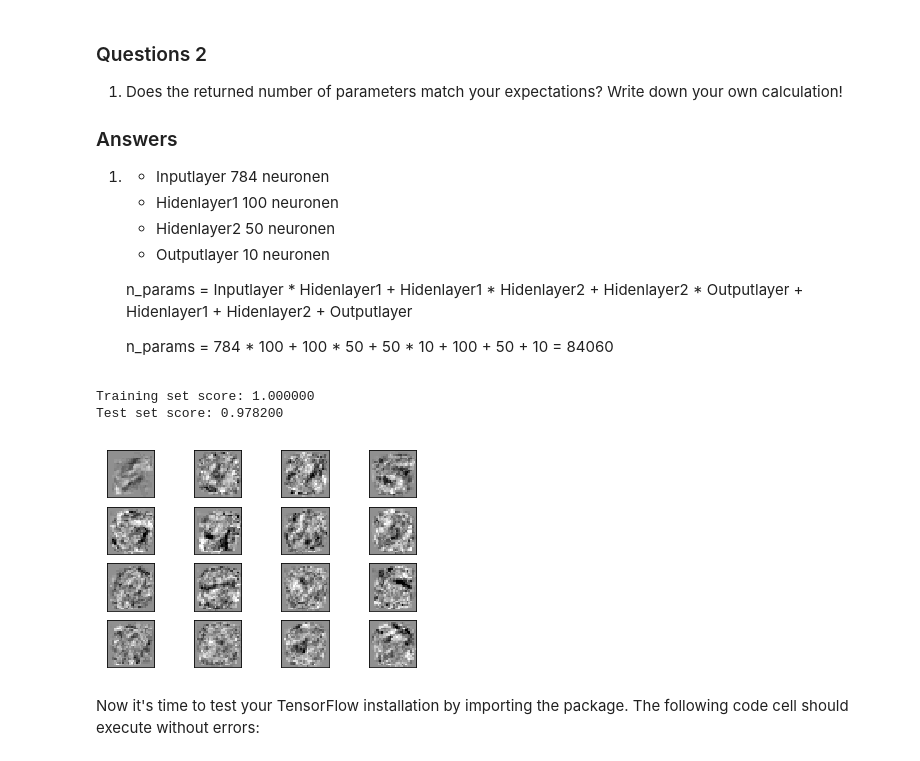
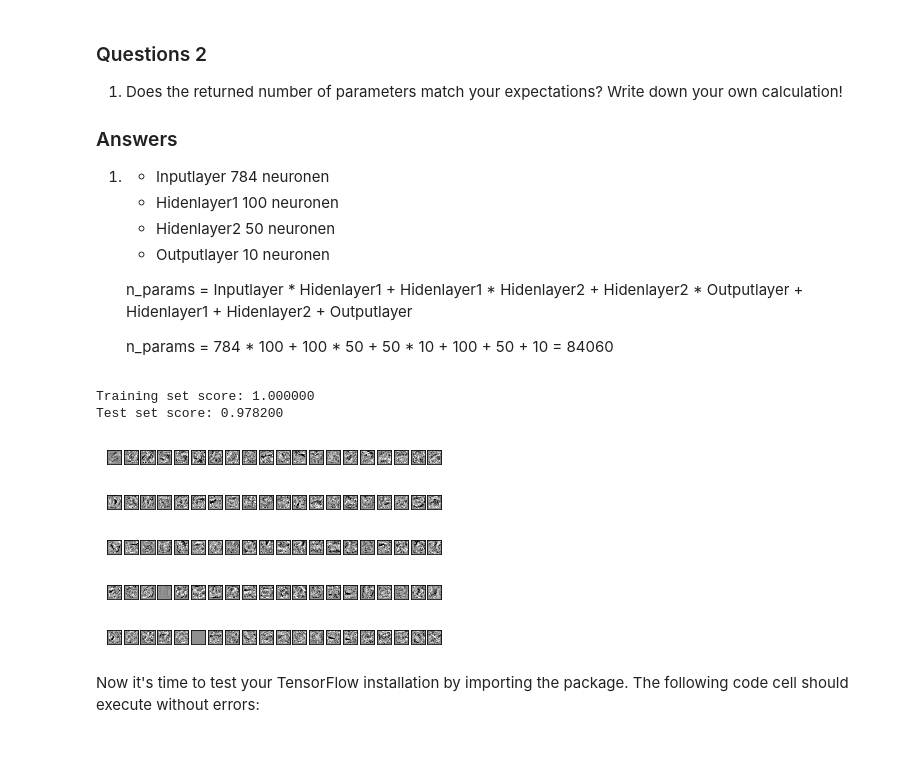
Before and after one commit to flowlow969/ML_fuer_dummies, a Jupyter notebook: mlp_MNIST.ipynb, the cells around one changed output. Cells and saved outputs as stored; diff of their text form; code cells hidden in the pictures.

Commit message:
subplot angepast

```diff
--- a/mlp_MNIST.ipynb
+++ b/mlp_MNIST.ipynb
@@ -125,10 +125,10 @@ clf = MLPClassifier(hidden_layer_sizes=(100, 50),random_state=42, batch_size=min
 
 ## try printing out the sizes of the hidden layers, the number of layers and the number of output neurons/units
 ## train the MLP with the train set, time its execution
-clf = clf.fit(X_train, y_train)
+clf_trained = clf.fit(X_train, y_train)
 ## try again printing out the sizes of the hidden layers, the number of layers and the number of output neurons/units
-print("Number of Layers: " + str(clf.n_layers_) + ", Number of Hidenlayers: " + str(clf.n_layers_-2) + ", Number of output neurons: " + str(clf.n_outputs_))
-clf.predict_proba(X_test[:1])
+print("Number of Layers: " + str(clf_trained.n_layers_) + ", Number of Hidenlayers: " + str(clf_trained.n_layers_-2) + ", Number of output neurons: " + str(clf_trained.n_outputs_))
+clf_trained.predict_proba(X_test[:1])
 # %% [output]
 Number of Layers: 4, Number of Hidenlayers: 2, Number of output neurons: 10
 array([[8.59856198e-14, 1.77106890e-15, 2.83380745e-13, 1.77307736e-16,
@@ -190,20 +190,21 @@ with warnings.catch_warnings():
 
 print("Training set score: %f" % clf.score(X_train, y_train))
 print("Test set score: %f" % clf.score(X_test, y_test))
-
-fig, axes = plt.subplots(4, 4)
-# use global min / max to ensure all weights are shown on the same scale
-vmin, vmax = clf.coefs_[0].min(), clf.coefs_[0].max()
-for coef, ax in zip(clf.coefs_[0].T, axes.ravel()):
-    ax.matshow(coef.reshape(28, 28), cmap=plt.cm.gray, vmin=0.5 * vmin, vmax=0.5 * vmax)
-    ax.set_xticks(())
-    ax.set_yticks(())
-
-plt.show()
 # %% [output]
 Training set score: 1.000000
 Test set score: 0.978200
-[figure, removed]
+# %%
+fig, axes = plt.subplots(5, 20)
+# use global min / max to ensure all weights are shown on the same scale
+vmin, vmax = clf.coefs_[0].min(), clf.coefs_[0].max()
+for coef, ax in zip(clf.coefs_[0].T, axes.ravel()):
+    ax.matshow(coef.reshape(28, 28), cmap=plt.cm.gray, vmin=0.5 * vmin, vmax=0.5 * vmax)
+    ax.set_xticks(())
+    ax.set_yticks(())
+
+plt.show()
+# %% [output]
+[figure, added]
 # %% [markdown]
 Now it's time to test your TensorFlow installation by importing the package. The following code cell should execute without errors:
 # %%
```
Also changed, not shown: parts of 4 cells of this notebook.
